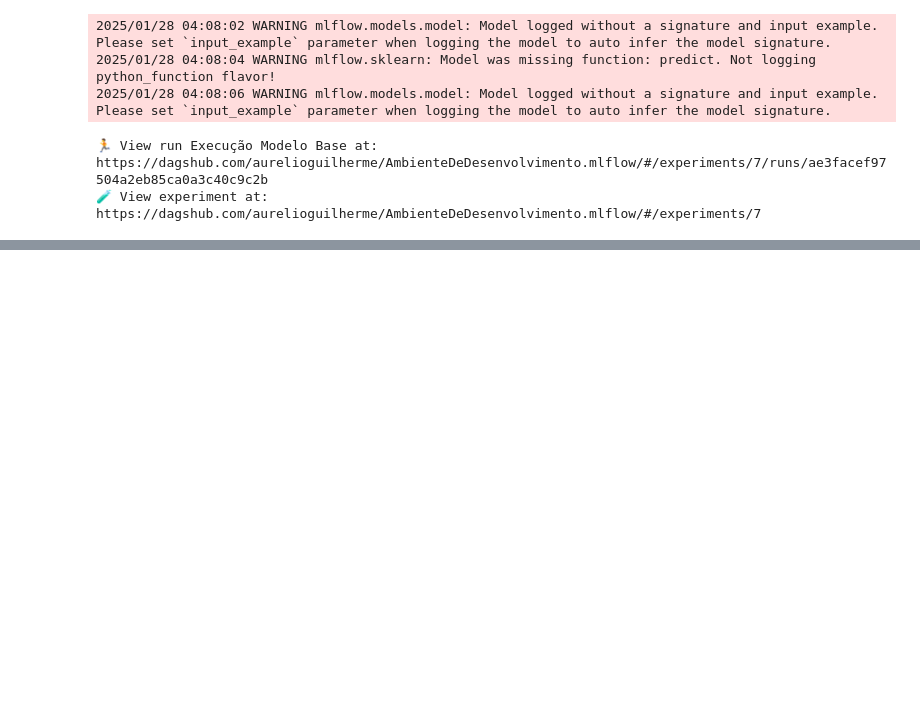
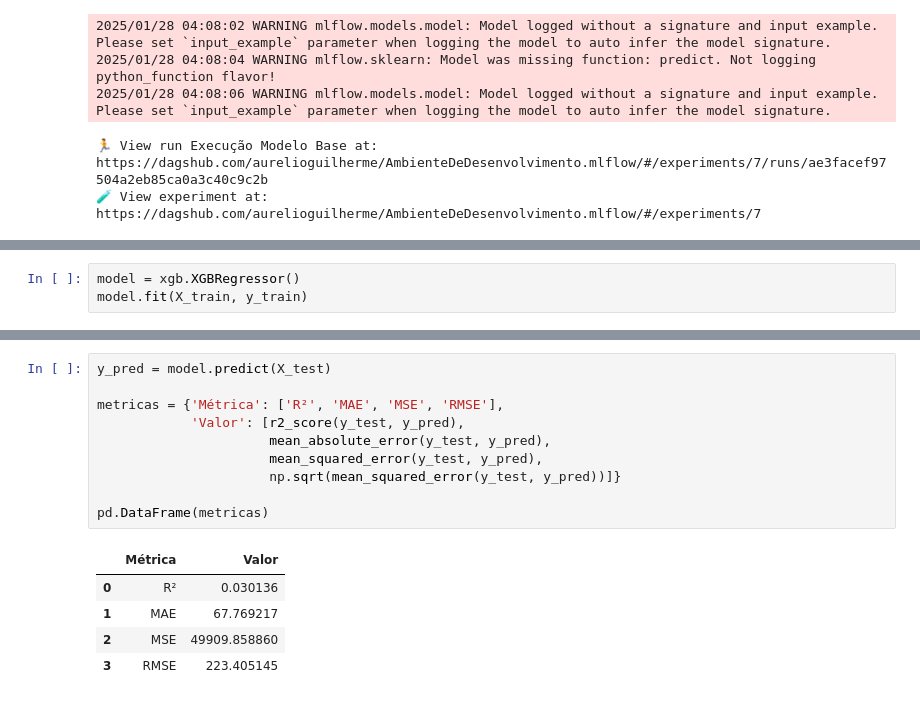
Before and after one commit to AurelioGuilherme/AmbienteDeDesenvolvimento, a Jupyter notebook: Notebooks/Models-Notebooks/modelo_xgboost.ipynb, the cells around one changed output, grey strips where cells are left out. Cells and saved outputs as stored; diff of their text form; blank space fills up the shorter version.

```diff
--- a/Notebooks/Models-Notebooks/modelo_xgboost.ipynb
+++ b/Notebooks/Models-Notebooks/modelo_xgboost.ipynb
@@ -138,0 +185,3 @@ with mlflow.start_run(run_name='Execução Modelo Base'):
+# %%
+model = xgb.XGBRegressor()
+model.fit(X_train, y_train)
@@ -138,0 +200,16 @@ with mlflow.start_run(run_name='Execução Modelo Base'):
+# %%
+y_pred = model.predict(X_test)
+
+metricas = {'Métrica': ['R²', 'MAE', 'MSE', 'RMSE'],
+            'Valor': [r2_score(y_test, y_pred),
+                      mean_absolute_error(y_test, y_pred),
+                      mean_squared_error(y_test, y_pred),
+                      np.sqrt(mean_squared_error(y_test, y_pred))]}
+
+pd.DataFrame(metricas)
+# %% [output]
+|  | Métrica | Valor |
+| 0 | R² | 0.030136 |
+| 1 | MAE | 67.769217 |
+| 2 | MSE | 49909.858860 |
+| 3 | RMSE | 223.405145 |
```
Also changed, not shown: parts of 6 cells of this notebook, 9 other files.
